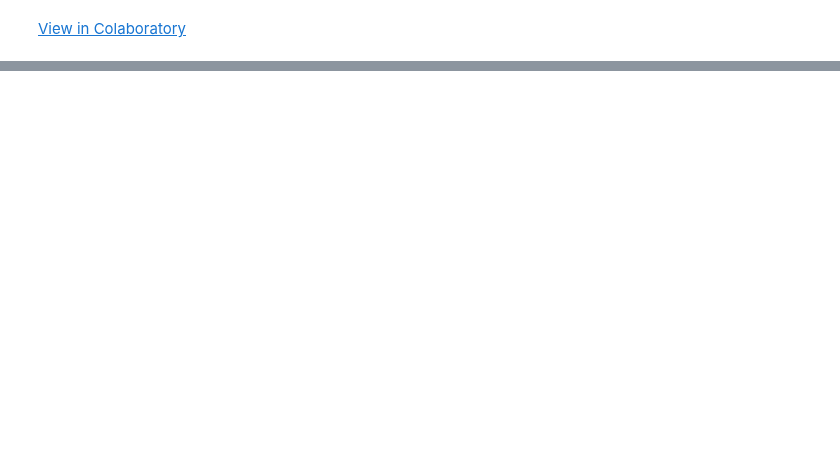
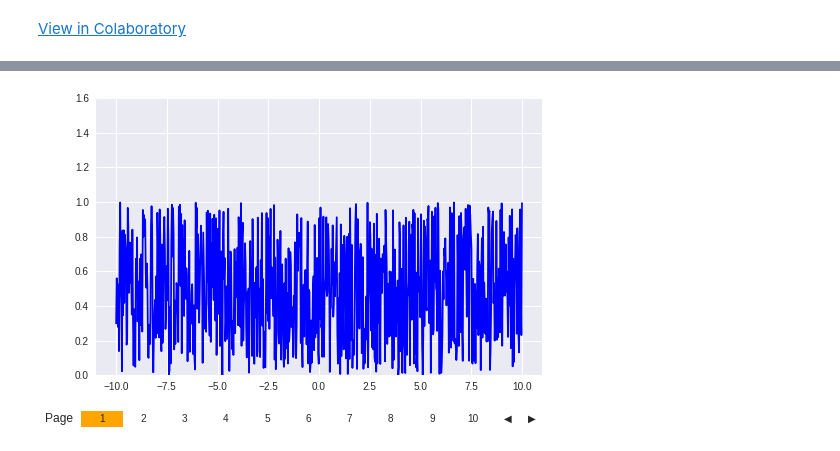
Before and after one commit to jpskycak/research_notebooks, a Jupyter notebook: modeling_programmable_self_assembly_with_cellular_automata.ipynb, the cells around one changed output, grey strips where cells are left out. Saved outputs shown, nothing was run; the diff lists cells and outputs as text; code cells hidden in the pictures; blank space fills up the shorter version.

```diff
--- a/modeling_programmable_self_assembly_with_cellular_automata.ipynb
+++ b/modeling_programmable_self_assembly_with_cellular_automata.ipynb
@@ -308,0 +317,99 @@ a.plot(-5)
+# %%
+# https://stackoverflow.com/questions/41731102/matplotlib-display-only-one-graph-of-a-set-of-10-like-a-slideshow
+import matplotlib.widgets
+import matplotlib.patches
+import mpl_toolkits.axes_grid1
+
+class PageSlider(matplotlib.widgets.Slider):
+
+    def __init__(self, ax, label, numpages = 10, valinit=0, valfmt='%1d',
+                 closedmin=True, closedmax=True,
+                 dragging=True, **kwargs):
+
+        self.facecolor=kwargs.get('facecolor',"w")
+        self.activecolor = kwargs.pop('activecolor',"b")
+        self.fontsize = kwargs.pop('fontsize', 10)
+        self.numpages = numpages
+
+        super(PageSlider, self).__init__(ax, label, 0, numpages,
+                            valinit=valinit, valfmt=valfmt, **kwargs)
+
+        self.poly.set_visible(False)
+        self.vline.set_visible(False)
+        self.pageRects = []
+        for i in range(numpages):
+            facecolor = self.activecolor if i==valinit else self.facecolor
+            r  = matplotlib.patches.Rectangle((float(i)/numpages, 0), 1./numpages, 1,
+                                transform=ax.transAxes, facecolor=facecolor)
+            ax.add_artist(r)
+            self.pageRects.append(r)
+            ax.text(float(i)/numpages+0.5/numpages, 0.5, str(i+1),
+                    ha="center", va="center", transform=ax.transAxes,
+                    fontsize=self.fontsize)
+        self.valtext.set_visible(False)
+
+        divider = mpl_toolkits.axes_grid1.make_axes_locatable(ax)
+        bax = divider.append_axes("right", size="5%", pad=0.05)
+        fax = divider.append_axes("right", size="5%", pad=0.05)
+        self.button_back = matplotlib.widgets.Button(bax, label=ur'$\u25C0$',
+                        color=self.facecolor, hovercolor=self.activecolor)
+        self.button_forward = matplotlib.widgets.Button(fax, label=ur'$\u25B6$',
+                        color=self.facecolor, hovercolor=self.activecolor)
+        self.button_back.label.set_fontsize(self.fontsize)
+        self.button_forward.label.set_fontsize(self.fontsize)
+        self.button_back.on_clicked(self.backward)
+        self.button_forward.on_clicked(self.forward)
+
+    def _update(self, event):
+        super(PageSlider, self)._update(event)
+        i = int(self.val)
+        if i >=self.valmax:
+            return
+        self._colorize(i)
+
+    def _colorize(self, i):
+        for j in range(self.numpages):
+            self.pageRects[j].set_facecolor(self.facecolor)
+        self.pageRects[i].set_facecolor(self.activecolor)
+
+    def forward(self, event):
+        current_i = int(self.val)
+        i = current_i+1
+        if (i < self.valmin) or (i >= self.valmax):
+            return
+        self.set_val(i)
+        self._colorize(i)
+
+    def backward(self, event):
+        current_i = int(self.val)
+        i = current_i-1
+        if (i < self.valmin) or (i >= self.valmax):
+            return
+        self.set_val(i)
+        self._colorize(i)
+
+import numpy as np
+from matplotlib import pyplot as plt
+
+
+num_pages = 10
+data = np.random.rand(700, num_pages)
+spec = np.linspace(-10,10, 700)
+
+fig, ax = plt.subplots()
+fig.subplots_adjust(bottom=0.18)
+ax.set_ylim([0.,1.6])
+line, = ax.plot(spec,data[:,0], color="b")
+
+ax_slider = fig.add_axes([0.1, 0.05, 0.8, 0.04])
+slider = PageSlider(ax_slider, 'Page', num_pages, activecolor="orange")
+
+def update(val):
+    i = int(slider.val)
+    line.set_ydata(data[:,i])
+
+slider.on_changed(update)
+
+plt.show()
+# %% [output]
+[figure, added]
```
Also changed, not shown: parts of 4 cells of this notebook.
